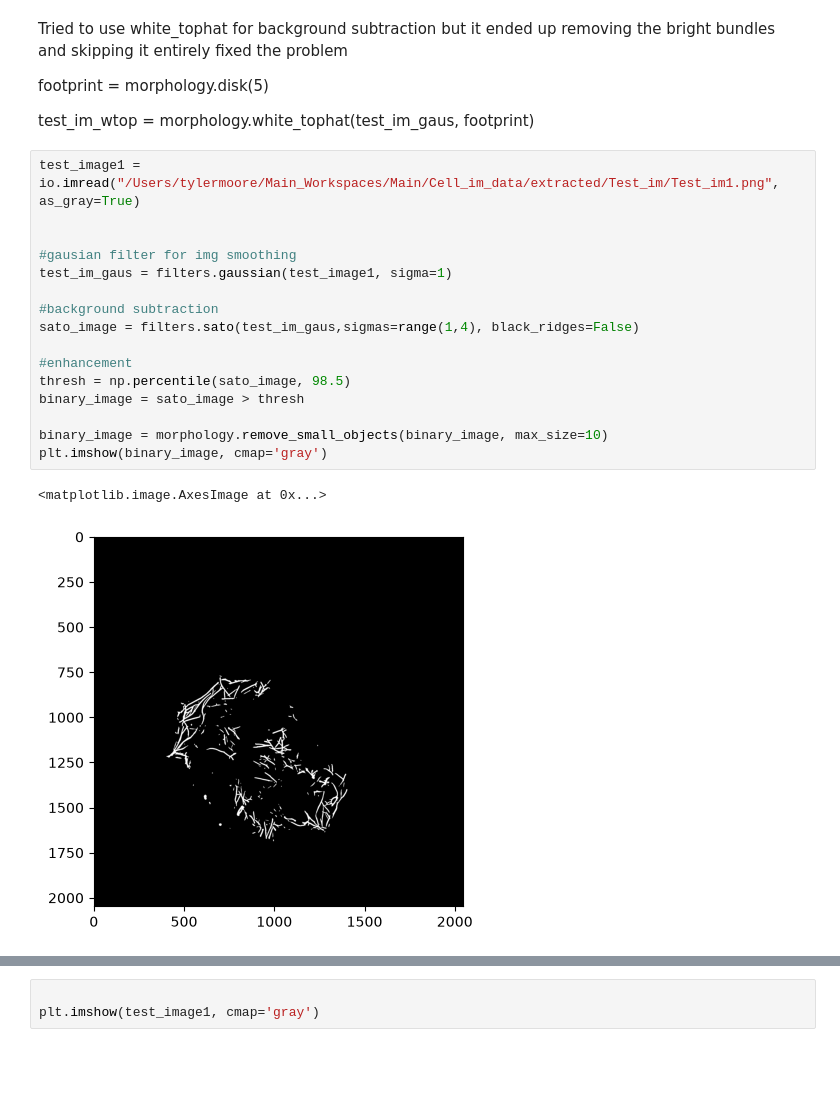
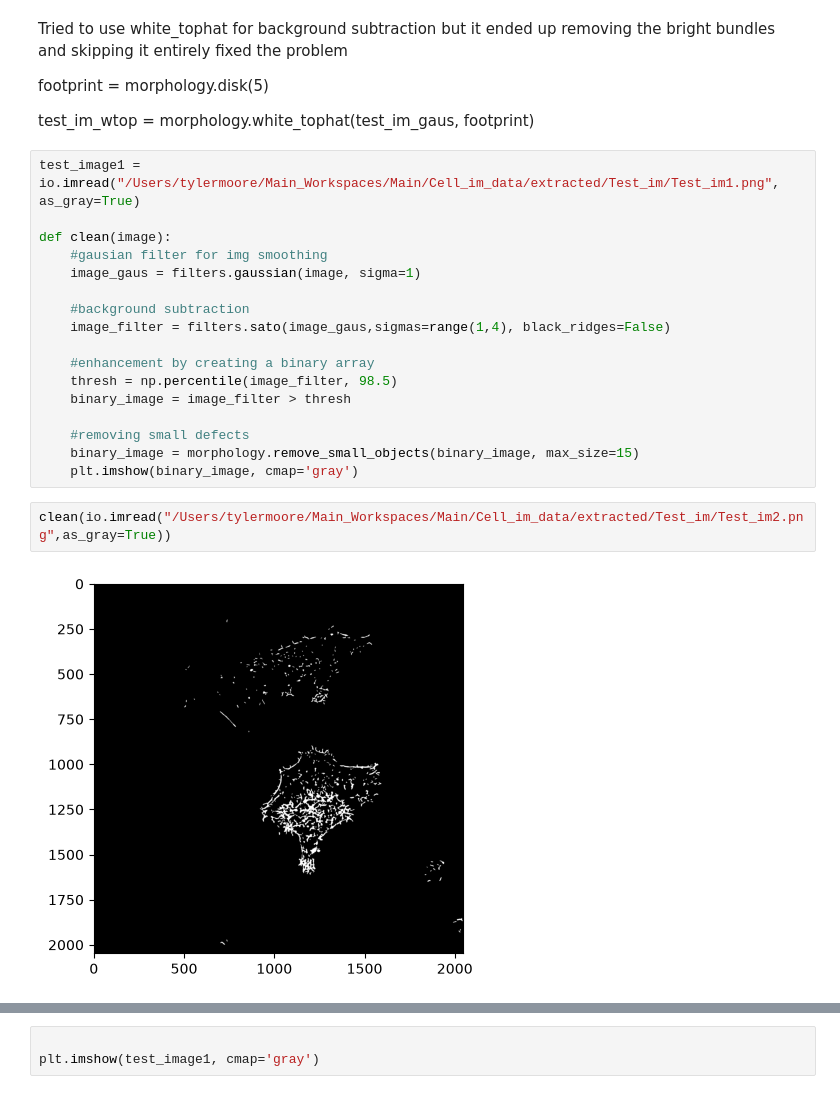
Before and after one commit to TylerMoore080506/actin-bundle-counter, a Jupyter notebook: Notebooks/CounterNB1.ipynb, the cells around one changed output, grey strips where cells are left out. Cells and saved outputs as stored; diff of their text form; blank space fills up the shorter version.

Commit message:
troubleshooting parameters not working across different images

```diff
--- a/Notebooks/CounterNB1.ipynb
+++ b/Notebooks/CounterNB1.ipynb
@@ -18,19 +18,21 @@ test_im_wtop = morphology.white_tophat(test_im_gaus, footprint)
 # %%
 test_image1 = io.imread("/Users/tylermoore/Main_Workspaces/Main/Cell_im_data/extracted/Test_im/Test_im1.png", as_gray=True)
 
+def clean(image):
+    #gausian filter for img smoothing
+    image_gaus = filters.gaussian(image, sigma=1)
 
-#gausian filter for img smoothing
-test_im_gaus = filters.gaussian(test_image1, sigma=1)
+    #background subtraction
+    image_filter = filters.sato(image_gaus,sigmas=range(1,4), black_ridges=False)
 
-#background subtraction
-sato_image = filters.sato(test_im_gaus,sigmas=range(1,4), black_ridges=False)
+    #enhancement by creating a binary array
+    thresh = np.percentile(image_filter, 98.5)
+    binary_image = image_filter > thresh
 
-#enhancement
-thresh = np.percentile(sato_image, 98.5)
-binary_image = sato_image > thresh
-
-binary_image = morphology.remove_small_objects(binary_image, max_size=10)
-plt.imshow(binary_image, cmap='gray')
+    #removing small defects
+    binary_image = morphology.remove_small_objects(binary_image, max_size=15)
+    plt.imshow(binary_image, cmap='gray')
-# %% [output]
-<matplotlib.image.AxesImage at 0x...>
-[figure, removed]
+# %%
+clean(io.imread("/Users/tylermoore/Main_Workspaces/Main/Cell_im_data/extracted/Test_im/Test_im2.png",as_gray=True))
+# %% [output]
+[figure, added]
```
Also changed, not shown: parts of 1 cell of this notebook.
